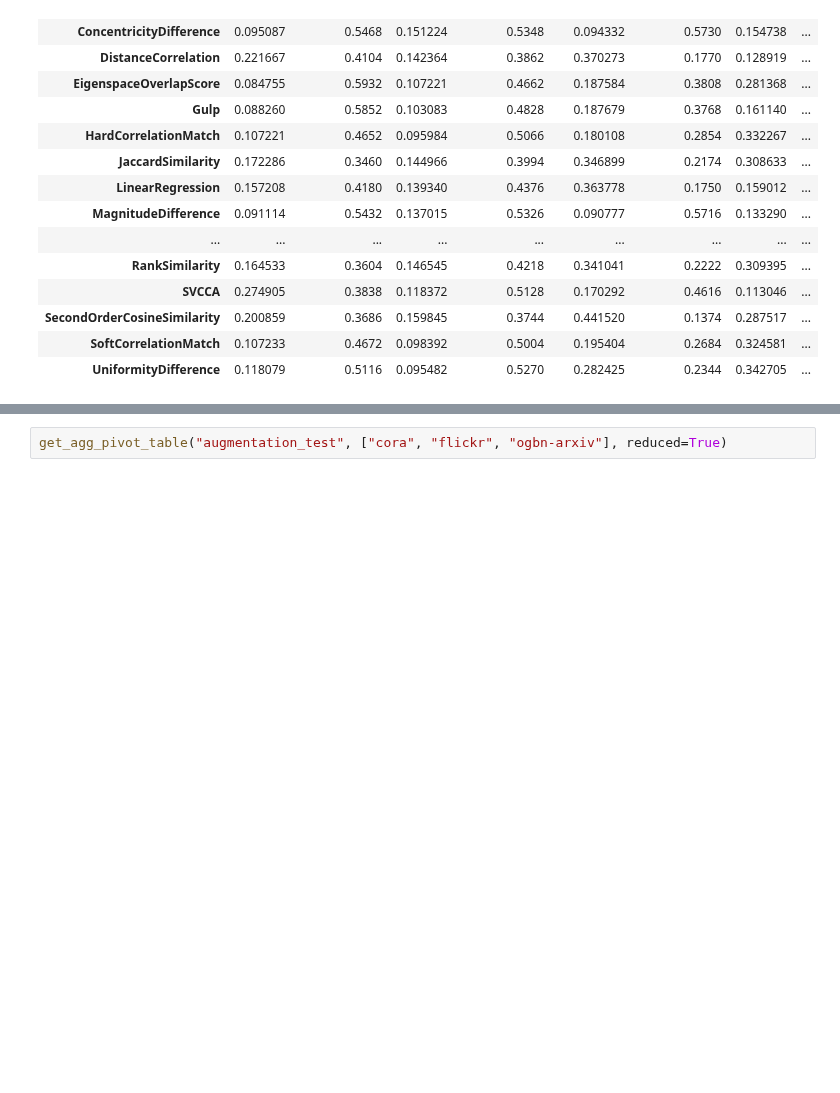
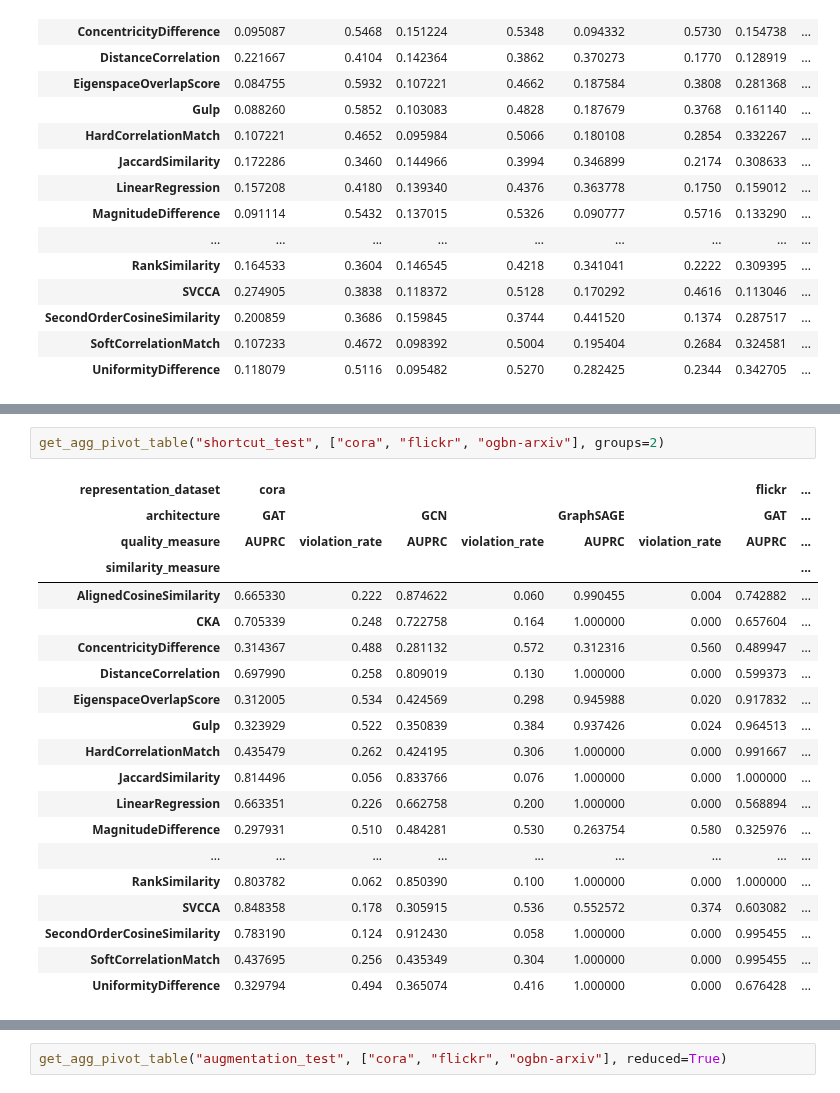
Before and after one commit to TaWald/similaritybench, a Jupyter notebook: graphs/notebooks/tables.ipynb, the cells around one changed output, grey strips where cells are left out. Cells and saved outputs as stored; diff of their text form; blank space fills up the shorter version.

```diff
--- a/graphs/notebooks/tables.ipynb
+++ b/graphs/notebooks/tables.ipynb
@@ -153,6 +153,29 @@ get_agg_pivot_table("shortcut_test", ["cora", "flickr", "ogbn-arxiv"], reduced=T
 | SecondOrderCosineSimilarity | 0.471775 | 0.311333 | 0.342682 | 0.256000 | 0.906817 | 0.028667 | 0.521570 | ... |
 | SoftCorrelationMatch | 0.217770 | 0.421333 | 0.209331 | 0.430000 | 0.404097 | 0.211333 | 0.570659 | ... |
 | UniformityDifference | 0.187576 | 0.525333 | 0.191554 | 0.482000 | 0.636742 | 0.089333 | 0.480073 | ... |
+# %%
+get_agg_pivot_table("shortcut_test", ["cora", "flickr", "ogbn-arxiv"], groups=2)
+# %% [output]
+| representation_dataset | cora |  |  |  |  |  | flickr | ... |
+| architecture | GAT |  | GCN |  | GraphSAGE |  | GAT | ... |
+| quality_measure | AUPRC | violation_rate | AUPRC | violation_rate | AUPRC | violation_rate | AUPRC | ... |
+| similarity_measure |  |  |  |  |  |  |  | ... |
+| AlignedCosineSimilarity | 0.665330 | 0.222 | 0.874622 | 0.060 | 0.990455 | 0.004 | 0.742882 | ... |
+| CKA | 0.705339 | 0.248 | 0.722758 | 0.164 | 1.000000 | 0.000 | 0.657604 | ... |
+| ConcentricityDifference | 0.314367 | 0.488 | 0.281132 | 0.572 | 0.312316 | 0.560 | 0.489947 | ... |
+| DistanceCorrelation | 0.697990 | 0.258 | 0.809019 | 0.130 | 1.000000 | 0.000 | 0.599373 | ... |
+| EigenspaceOverlapScore | 0.312005 | 0.534 | 0.424569 | 0.298 | 0.945988 | 0.020 | 0.917832 | ... |
+| Gulp | 0.323929 | 0.522 | 0.350839 | 0.384 | 0.937426 | 0.024 | 0.964513 | ... |
+| HardCorrelationMatch | 0.435479 | 0.262 | 0.424195 | 0.306 | 1.000000 | 0.000 | 0.991667 | ... |
+| JaccardSimilarity | 0.814496 | 0.056 | 0.833766 | 0.076 | 1.000000 | 0.000 | 1.000000 | ... |
+| LinearRegression | 0.663351 | 0.226 | 0.662758 | 0.200 | 1.000000 | 0.000 | 0.568894 | ... |
+| MagnitudeDifference | 0.297931 | 0.510 | 0.484281 | 0.530 | 0.263754 | 0.580 | 0.325976 | ... |
+| ... | ... | ... | ... | ... | ... | ... | ... | ... |
+| RankSimilarity | 0.803782 | 0.062 | 0.850390 | 0.100 | 1.000000 | 0.000 | 1.000000 | ... |
+| SVCCA | 0.848358 | 0.178 | 0.305915 | 0.536 | 0.552572 | 0.374 | 0.603082 | ... |
+| SecondOrderCosineSimilarity | 0.783190 | 0.124 | 0.912430 | 0.058 | 1.000000 | 0.000 | 0.995455 | ... |
+| SoftCorrelationMatch | 0.437695 | 0.256 | 0.435349 | 0.304 | 1.000000 | 0.000 | 0.995455 | ... |
+| UniformityDifference | 0.329794 | 0.494 | 0.365074 | 0.416 | 1.000000 | 0.000 | 0.676428 | ... |
 # %%
 get_agg_pivot_table("augmentation_test", ["cora", "flickr", "ogbn-arxiv"])
 # %% [output]
```
Also changed, not shown: parts of 3 cells of this notebook.
